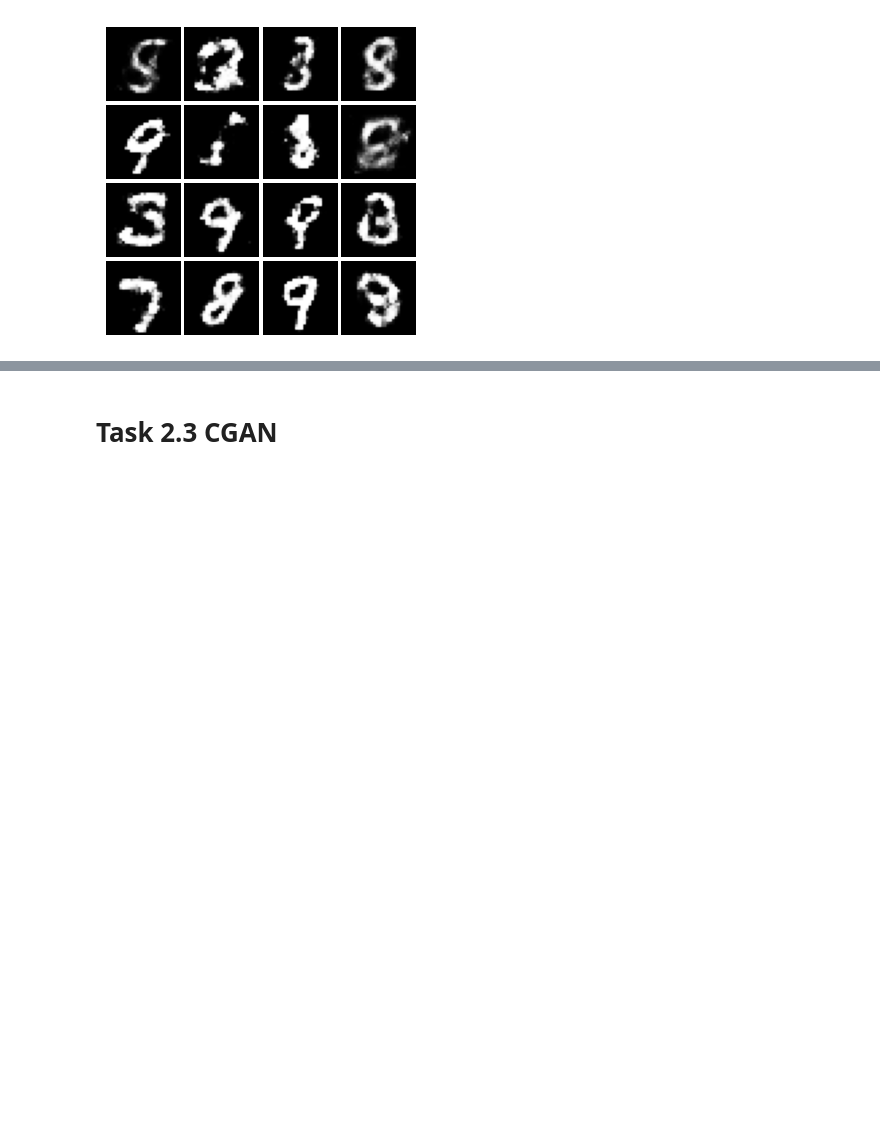
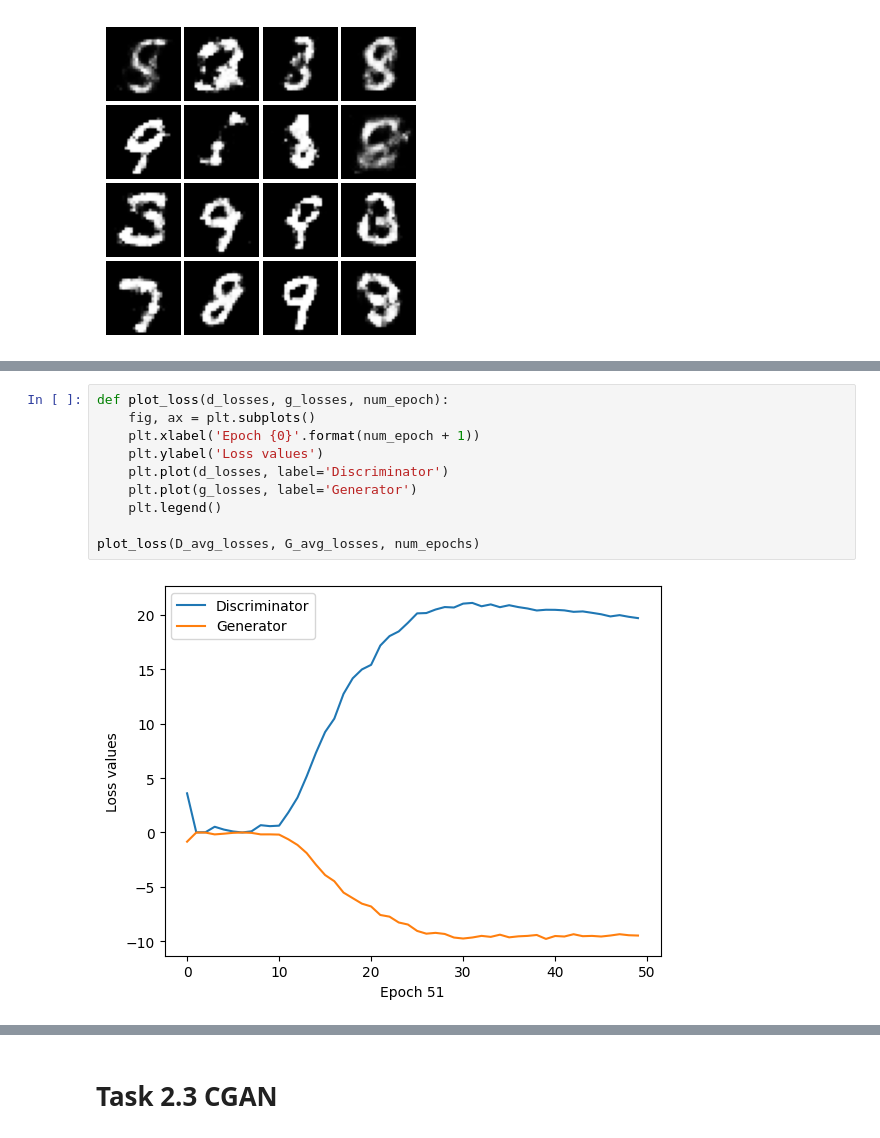
Before and after one commit to Boyinglby/ADL_lab, a Jupyter notebook: DL_lab2.ipynb, the cells around one changed output, grey strips where cells are left out. Saved outputs shown, nothing was run; the diff lists cells and outputs as text; blank space fills up the shorter version.

```diff
--- a/DL_lab2.ipynb
+++ b/DL_lab2.ipynb
@@ -241,0 +331,12 @@ for i, sample in enumerate(samples):
+# %%
+def plot_loss(d_losses, g_losses, num_epoch):
+    fig, ax = plt.subplots()
+    plt.xlabel('Epoch {0}'.format(num_epoch + 1))
+    plt.ylabel('Loss values')
+    plt.plot(d_losses, label='Discriminator')
+    plt.plot(g_losses, label='Generator')
+    plt.legend()
+
+plot_loss(D_avg_losses, G_avg_losses, num_epochs)
+# %% [output]
+[figure, added]
```
Also changed, not shown: parts of 8 cells of this notebook.
